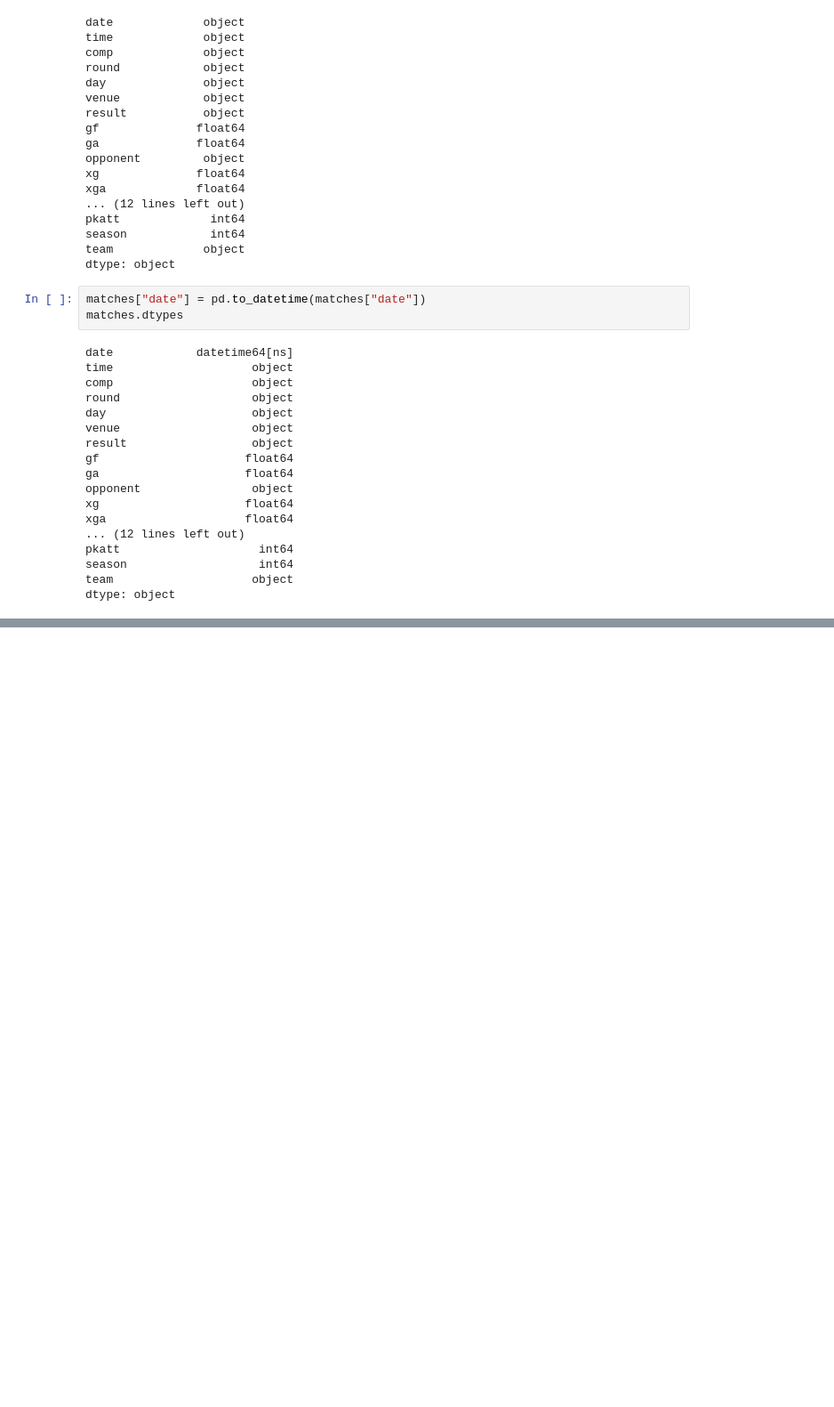
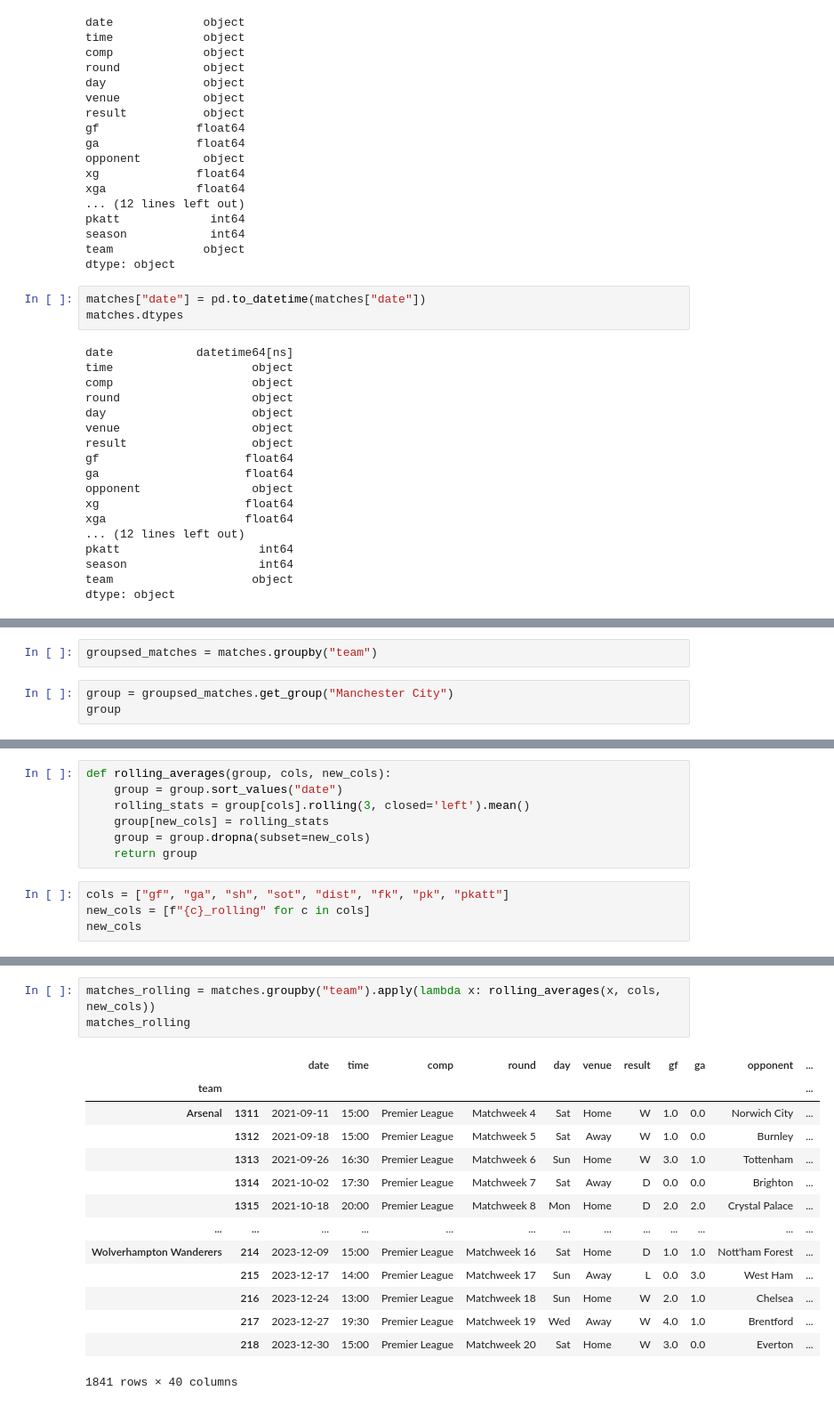
Before and after one commit to vinicarlosss/MachineLearning_Futebol, a Jupyter notebook: dataquest_model.ipynb, the cells around one changed output, grey strips where cells are left out. Shown at 89% size. Drawn from its saved outputs; the diff is of its cells as text; blank space fills up the shorter version.

Commit message:
prevendo a vitória do time

```diff
--- a/dataquest_model.ipynb
+++ b/dataquest_model.ipynb
@@ -142,0 +174,5 @@ matches
+# %%
+groupsed_matches = matches.groupby("team")
+# %%
+group = groupsed_matches.get_group("Manchester City")
+group
@@ -142,0 +193,11 @@ matches
+# %%
+def rolling_averages(group, cols, new_cols):
+    group = group.sort_values("date")
+    rolling_stats = group[cols].rolling(3, closed='left').mean()
+    group[new_cols] = rolling_stats
+    group = group.dropna(subset=new_cols)
+    return group
+# %%
+cols = ["gf", "ga", "sh", "sot", "dist", "fk", "pk", "pkatt"]
+new_cols = [f"{c}_rolling" for c in cols]
+new_cols
@@ -142,0 +229,18 @@ matches
+# %%
+matches_rolling = matches.groupby("team").apply(lambda x: rolling_averages(x, cols, new_cols))
+matches_rolling
+# %% [output]
+|  |  | date | time | comp | round | day | venue | result | gf | ga | opponent | ... |
+| team |  |  |  |  |  |  |  |  |  |  |  | ... |
+| Arsenal | 1311 | 2021-09-11 | 15:00 | Premier League | Matchweek 4 | Sat | Home | W | 1.0 | 0.0 | Norwich City | ... |
+|  | 1312 | 2021-09-18 | 15:00 | Premier League | Matchweek 5 | Sat | Away | W | 1.0 | 0.0 | Burnley | ... |
+|  | 1313 | 2021-09-26 | 16:30 | Premier League | Matchweek 6 | Sun | Home | W | 3.0 | 1.0 | Tottenham | ... |
+|  | 1314 | 2021-10-02 | 17:30 | Premier League | Matchweek 7 | Sat | Away | D | 0.0 | 0.0 | Brighton | ... |
+|  | 1315 | 2021-10-18 | 20:00 | Premier League | Matchweek 8 | Mon | Home | D | 2.0 | 2.0 | Crystal Palace | ... |
+| ... | ... | ... | ... | ... | ... | ... | ... | ... | ... | ... | ... | ... |
+| Wolverhampton Wanderers | 214 | 2023-12-09 | 15:00 | Premier League | Matchweek 16 | Sat | Home | D | 1.0 | 1.0 | Nott'ham Forest | ... |
+|  | 215 | 2023-12-17 | 14:00 | Premier League | Matchweek 17 | Sun | Away | L | 0.0 | 3.0 | West Ham | ... |
+|  | 216 | 2023-12-24 | 13:00 | Premier League | Matchweek 18 | Sun | Home | W | 2.0 | 1.0 | Chelsea | ... |
+|  | 217 | 2023-12-27 | 19:30 | Premier League | Matchweek 19 | Wed | Away | W | 4.0 | 1.0 | Brentford | ... |
+|  | 218 | 2023-12-30 | 15:00 | Premier League | Matchweek 20 | Sat | Home | W | 3.0 | 0.0 | Everton | ... |
+1841 rows × 40 columns
```
Also changed, not shown: parts of 22 cells of this notebook, 1 other file.
